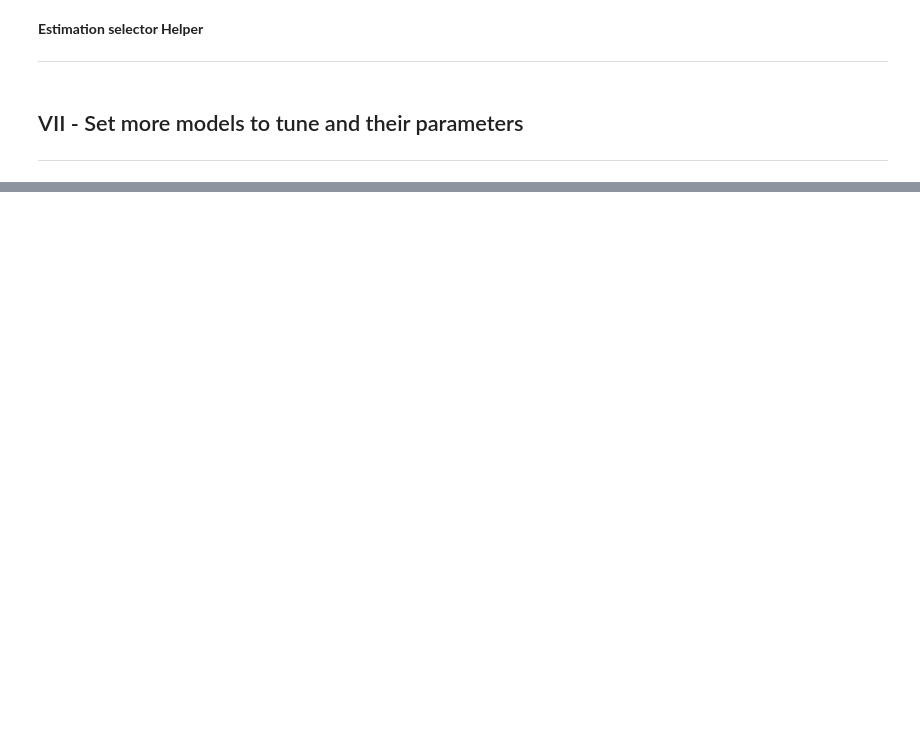
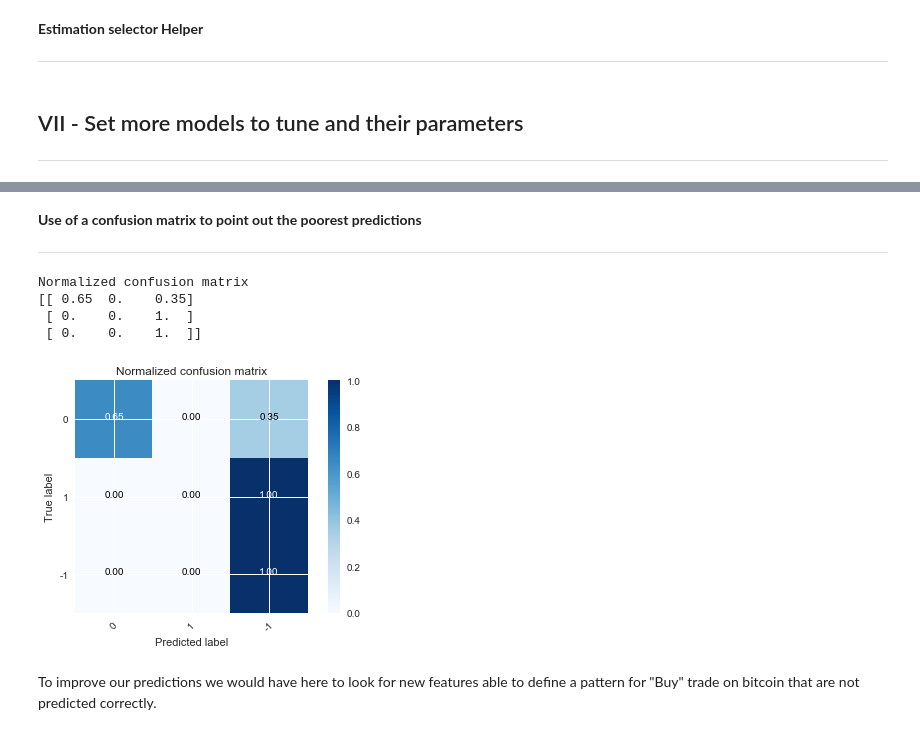
Before and after one commit to Ludovic-MARTIN/predict-cryptocurrencies-values, a Jupyter notebook: Cryptocurrency-Analyze-Data-and-Predict.ipynb, the cells around one changed output, grey strips where cells are left out. Drawn from its saved outputs; the diff is of its cells as text; code cells hidden in the pictures; blank space fills up the shorter version.

```diff
--- a/Cryptocurrency-Analyze-Data-and-Predict.ipynb
+++ b/Cryptocurrency-Analyze-Data-and-Predict.ipynb
@@ -952 +966,74 @@ helper1.score_summary(sort_by='mean_score')
 339 rows × 14 columns
+# %% [markdown]
+<font size=3.5><strong>Use of a confusion matrix to point out the poorest predictions</strong></font>
+
+-------------
+# %%
+from itertools import product
+from sklearn.metrics import confusion_matrix
+
+# Split data to train and test the model
+X_train,X_test,Y_train,Y_test = train_test_split(scaled_X,y,test_size=0.3)
+
+#Instantiate the model with selected parameters
+adb = AdaBoostClassifier(learning_rate=0.4, n_estimators=512, random_state=0)
+
+#Train the SVM classifier
+adb.fit(X_train, Y_train)
+# Predict
+Y_predicted = svm.predict(X_test)
+
+
+#Now plot the confusion matrix
+def plot_confusion_matrix(cm,        #confusion matrix to plot
+                          classes,   #labels
+                          title='Confusion matrix',
+                          cmap=plt.cm.Blues):
+
+    cm = cm.astype('float') / cm.sum(axis=1)[:, np.newaxis]
+    print("Normalized confusion matrix")
+
+    print(cm)
+
+    #Set the plot parameters
+    plt.imshow(cm, interpolation='nearest', cmap=cmap)
+    plt.title(title)
+    plt.colorbar()
+    tick_marks = np.arange(len(classes))
+    plt.xticks(tick_marks, classes, rotation=45)
+    plt.yticks(tick_marks, classes)
+
+    fmt = '.2f'
+    thresh = cm.max() / 2.
+
+    #Display confusion matrix values on the image cells
+    for i, j in product(range(cm.shape[0]), range(cm.shape[1])):
+        plt.text(j, i, format(cm[i, j], fmt),
+                 horizontalalignment="center",
+                 color="white" if cm[i, j] > thresh else "black")
+
+    plt.tight_layout()
+    plt.ylabel('True label')
+    plt.xlabel('Predicted label')
+
+#Compute confusion matrix
+cnf_matrix = confusion_matrix(Y_test, Y_predicted)
+np.set_printoptions(precision=2)
+
+#Define class_names
+class_names = df['bitcoin_target'].unique()
+
+#Plot the confusion matrix
+plt.figure()
+plot_confusion_matrix(cnf_matrix, classes=class_names,
+                      title='Normalized confusion matrix')
+
+plt.show()
+# %% [output]
+Normalized confusion matrix
+[[ 0.65  0.    0.35]
+ [ 0.    0.    1.  ]
+ [ 0.    0.    1.  ]]
+[figure, added]
+# %% [markdown]
+To improve our predictions we would have here to look for new features able to define a pattern for "Buy" trade on bitcoin that are not predicted correctly.
```
Also changed, not shown: parts of 6 cells of this notebook.
